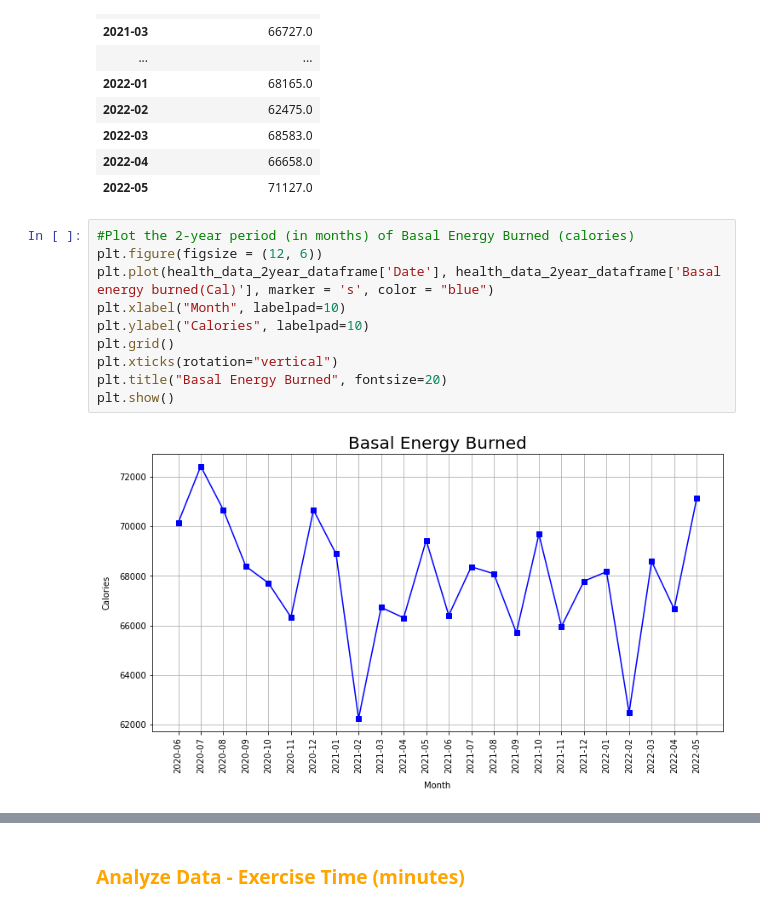
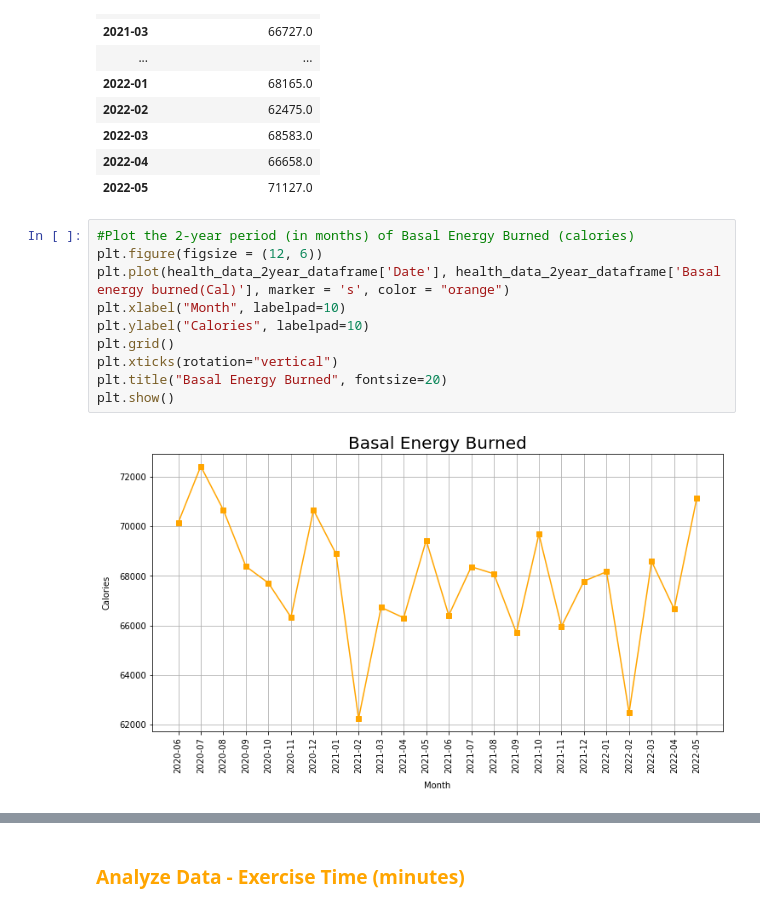
Before and after one commit to KimBug29/AppleDataKW, a Jupyter notebook: HealthData.ipynb, the cells around one changed output, grey strips where cells are left out. Drawn from its saved outputs; the diff is of its cells as text.

```diff
--- a/HealthData.ipynb
+++ b/HealthData.ipynb
@@ -151,15 +151,15 @@ round(pd.pivot_table(health_data_2year, index=["Date"], values=["Basal energy bu
 # %%
 #Plot the 2-year period (in months) of Basal Energy Burned (calories)
 plt.figure(figsize = (12, 6))
-plt.plot(health_data_2year_dataframe['Date'], health_data_2year_dataframe['Basal energy burned(Cal)'], marker = 's', color = "blue")
+plt.plot(health_data_2year_dataframe['Date'], health_data_2year_dataframe['Basal energy burned(Cal)'], marker = 's', color = "orange")
 plt.xlabel("Month", labelpad=10)
 plt.ylabel("Calories", labelpad=10)
 plt.grid()
 plt.xticks(rotation="vertical")
 plt.title("Basal Energy Burned", fontsize=20)
 plt.show()
 # %% [output]
-[figure, old version]
+[figure, new version]
 # %%
 #Plot the 2-year period (in months) of Active Energy Burned (calories) and Basal Energy Burned (calories)
 plt.figure(figsize = (12, 6))
```
Also changed, not shown: parts of 3 cells of this notebook.
